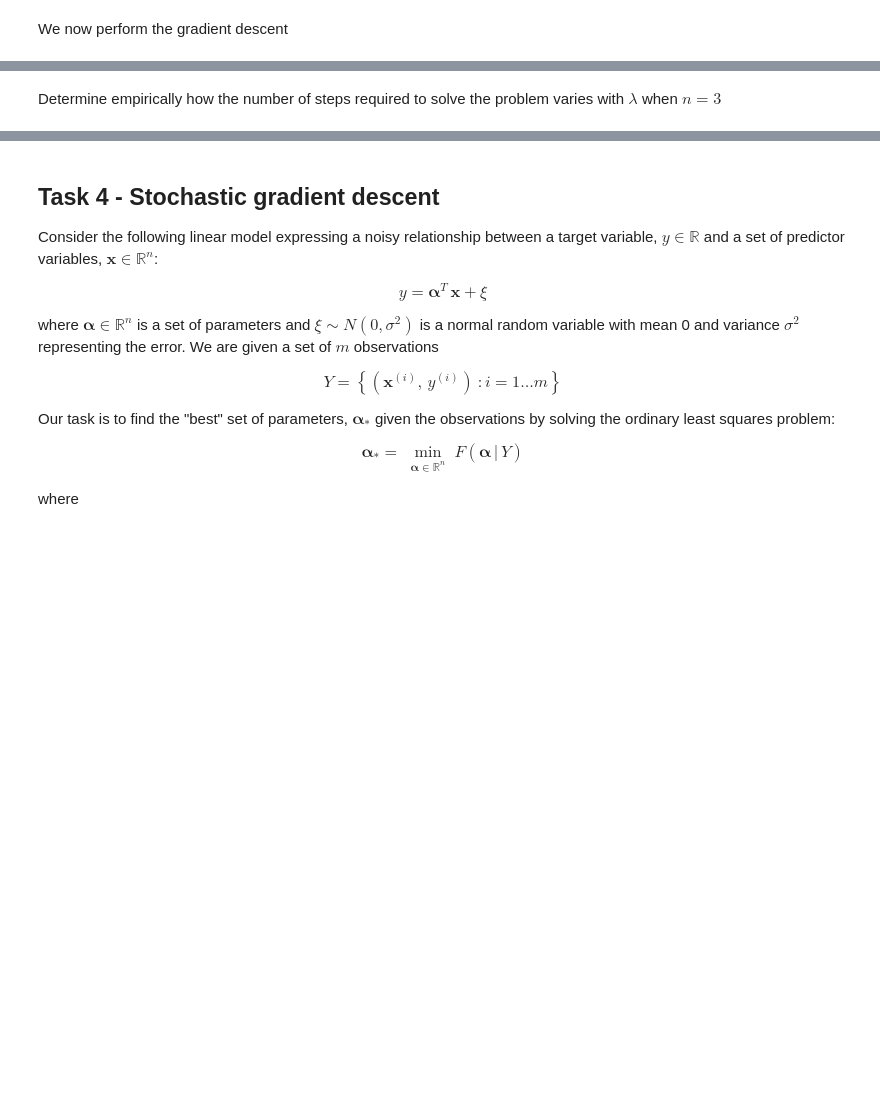
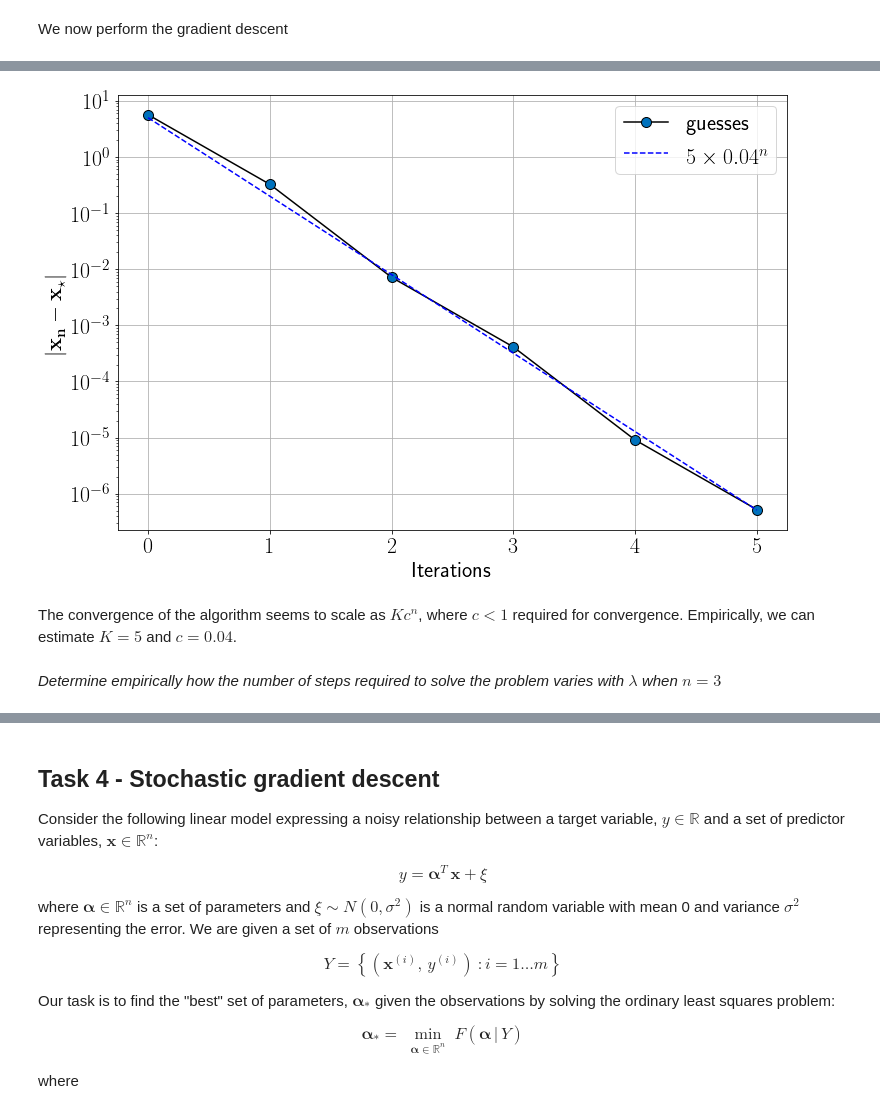
Before and after one commit to ndoyle815/MA934, a Jupyter notebook: Week4/MA934_Class4_2260253.ipynb, the cells around one changed output, grey strips where cells are left out. Cells and saved outputs as stored; diff of their text form; code cells hidden in the pictures; blank space fills up the shorter version.

```diff
--- a/Week4/MA934_Class4_2260253.ipynb
+++ b/Week4/MA934_Class4_2260253.ipynb
@@ -475,41 +546,4 @@ def GoldenSearch(f, interval, tol):
 # %% [markdown]
 We now perform the gradient descent
-# %%
-def gradient_descent(f, df, x0, tol, track_convergence=False):
-    # function designed to find the __minimum__ of f(x) taking x in R^n using method of steepest descent
-    # f: function to be minimised
-    # df: gradient of f
-    # x0: initial starting point
-    # tol: tolerance required for convergence
-    # track_convergence: if true we will keep track of the norm of df at each iteration
-
-    xn = x0 # initial guess
-    vn = -df(xn)/la.norm(df(xn)) # position vector
-    guesses = xn # matrix which will store xn at each iteration
-
-    # function which allows to find the line minimisation of f when implemented into Golden Search
-    def line_minimiser(lamb):
-        return f(xn + lamb*vn)
-
-    while la.norm(df(xn)) > tol:
-        #perform line minimisation using Golden Search
-        lamb_min = GoldenSearch(line_minimiser, [0,10], 1e-10)
-
-        #updating xn in direction of steepest descent
-        xn = xn + lamb_min*vn
-
-        #updating vn
-        vn = -df(xn)/la.norm(df(xn))
-
-        # stacking guesses vertically with our current estimation for xn
-        if track_convergence == True:
-            guesses = np.vstack((guesses,xn))
-
-
-    if track_convergence == True:
-        return guesses
-
-    else:
-        return xn
 # %%
 gradient_descent(f, df, 5*xstar, eps, False)
@@ -527,21 +571,24 @@ print(distances)
 # %%
 #plotting
 plt.rcParams.update({'font.size': 22})
 
 plt.figure(figsize=(12, 8))
 c = 0.04
-plt.plot(range(N_iter), distances, '-ko', markersize=10, markerfacecolor=(0, 0.447, 0.741, 1))
-plt.plot(range(1,N_iter), [5*c**i for i in range(1,N_iter)], '--b')
-
-#plt.legend(loc="upper left")
+plt.plot(range(N_iter), distances, '-ko', markersize=10, markerfacecolor=(0, 0.447, 0.741, 1),label='guesses')
+plt.plot(range(N_iter), [5*c**i for i in range(N_iter)], '--b',label='$5 \\times 0.04^n$')
 
 plt.xlabel(r"Iterations")
 plt.ylabel(r"$|\mathbf{x_n - x_\star}|$")
 plt.yscale("log")
+plt.legend(loc='upper right')
 plt.grid()
 plt.show()
+# %% [output]
+[figure, added]
+# %% [markdown]
+The convergence of the algorithm seems to scale as $K c^n$, where $c < 1$ required for convergence. Empirically, we can estimate $K = 5$ and $c = 0.04$.
 # %% [markdown]
-Determine empirically how the number of steps required to solve the problem varies with $\lambda$ when $n=3$
+*Determine empirically how the number of steps required to solve the problem varies with $\lambda$ when $n=3$*
 # %%
 # inputs
 n = 3
```
Also changed, not shown: parts of 20 cells of this notebook.
